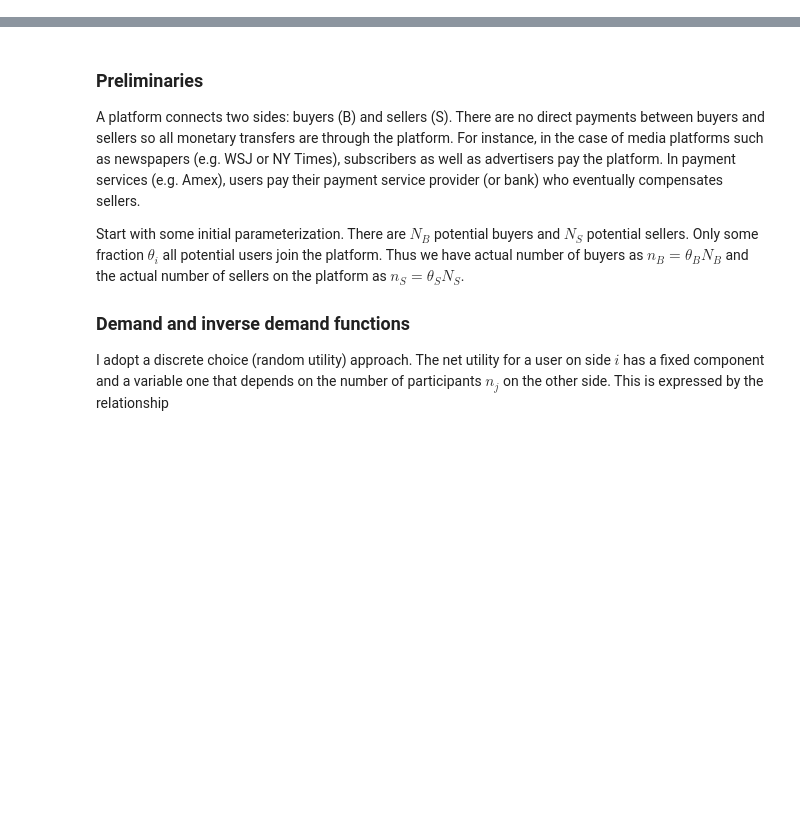
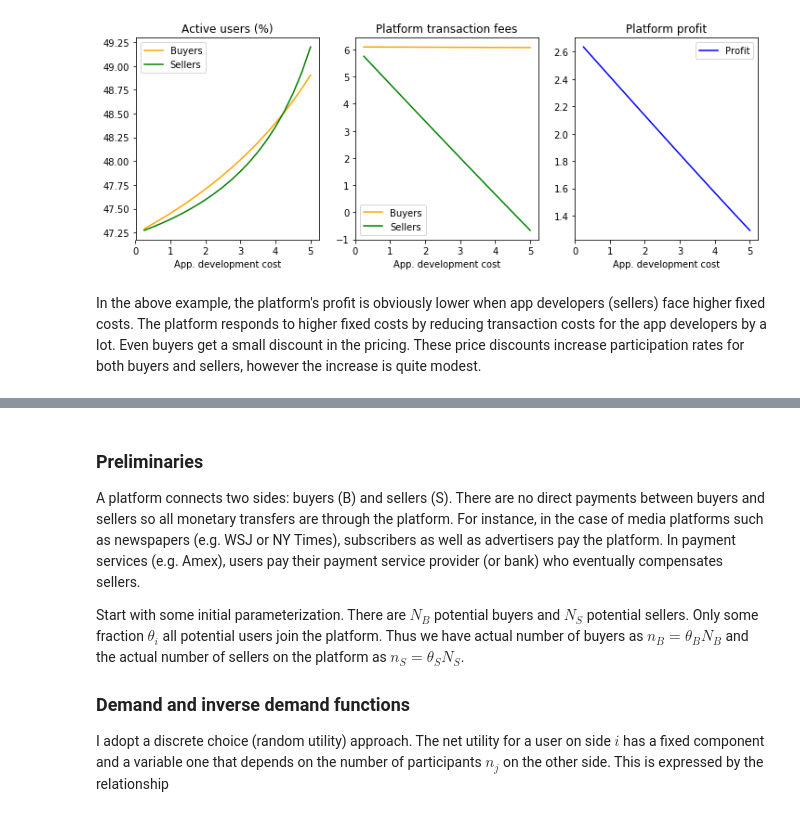
Before and after one commit to optimalbrew/analytics, a Jupyter notebook: Marketplace.ipynb, the cells around one changed output, grey strips where cells are left out. Saved outputs shown, nothing was run; the diff lists cells and outputs as text; code cells hidden in the pictures; blank space fills up the shorter version.

```diff
--- a/Marketplace.ipynb
+++ b/Marketplace.ipynb
@@ -17,0 +18,6 @@ Price structure optimization (ratio of prices charged to each side) is a key fea
+# %%
+market_ex2() #second illustrative example
+# %% [output]
+[figure, added]
+# %% [markdown]
+In the above example, the platform's profit is obviously lower when app developers (sellers) face higher fixed costs. The platform responds to higher fixed costs by reducing transaction costs for the app developers by a lot. Even buyers get a small discount in the pricing. These price discounts increase participation rates for both buyers and sellers, however the increase is quite modest.
```
Also changed, not shown: parts of 12 cells of this notebook.
